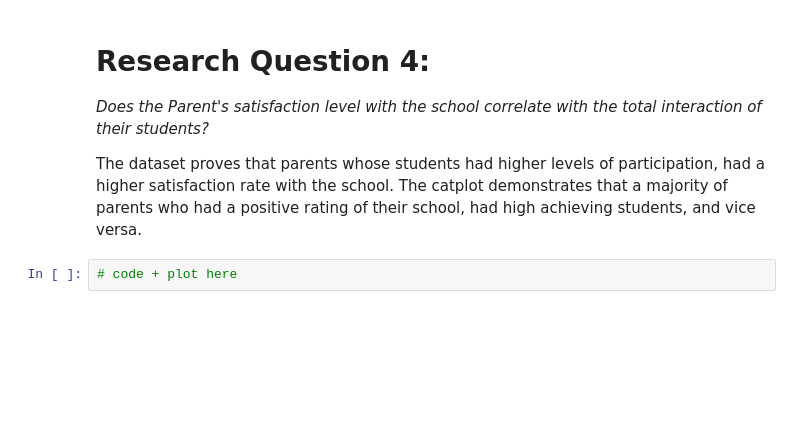
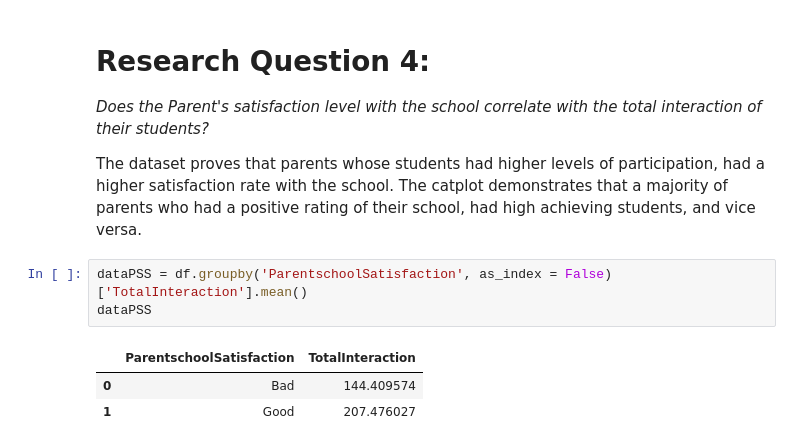
Before and after one commit to data301-2020-winter1/course-project-group_6014, a Jupyter notebook: analysis/submitted_analysis/Milestone2.ipynb, the cells around one changed output. Drawn from its saved outputs; the diff is of its cells as text; blank space fills up the shorter version.

```diff
--- a/analysis/submitted_analysis/Milestone2.ipynb
+++ b/analysis/submitted_analysis/Milestone2.ipynb
@@ -77,5 +76,10 @@ boxplot = sns.boxplot(x='Gender', y='TotalInteraction', data = df)
 *Does the Parent's satisfaction level with the school correlate with the total interaction of their students?*
 
 The dataset proves that parents whose students had higher levels of  participation, had a higher satisfaction rate with the school. The catplot demonstrates that a majority of parents who had a positive rating of their school, had high achieving students, and vice versa.
-# %%
-# code + plot here
+# %%
+dataPSS = df.groupby('ParentschoolSatisfaction', as_index = False)['TotalInteraction'].mean()
+dataPSS
+# %% [output]
+|  | ParentschoolSatisfaction | TotalInteraction |
+| 0 | Bad | 144.409574 |
+| 1 | Good | 207.476027 |
```
Also changed, not shown: parts of 2 cells of this notebook, 1 other file.
